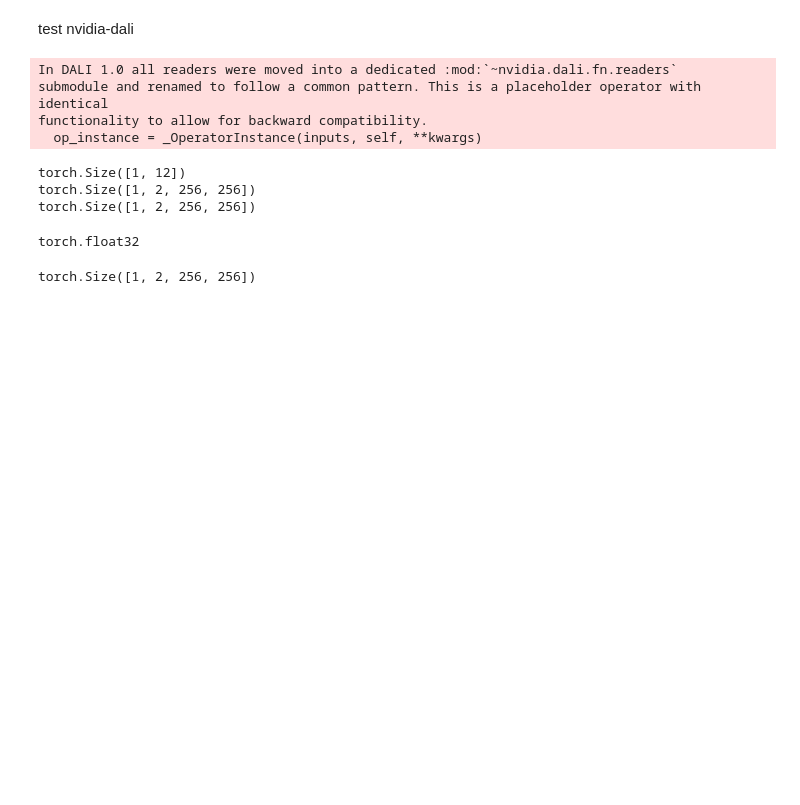
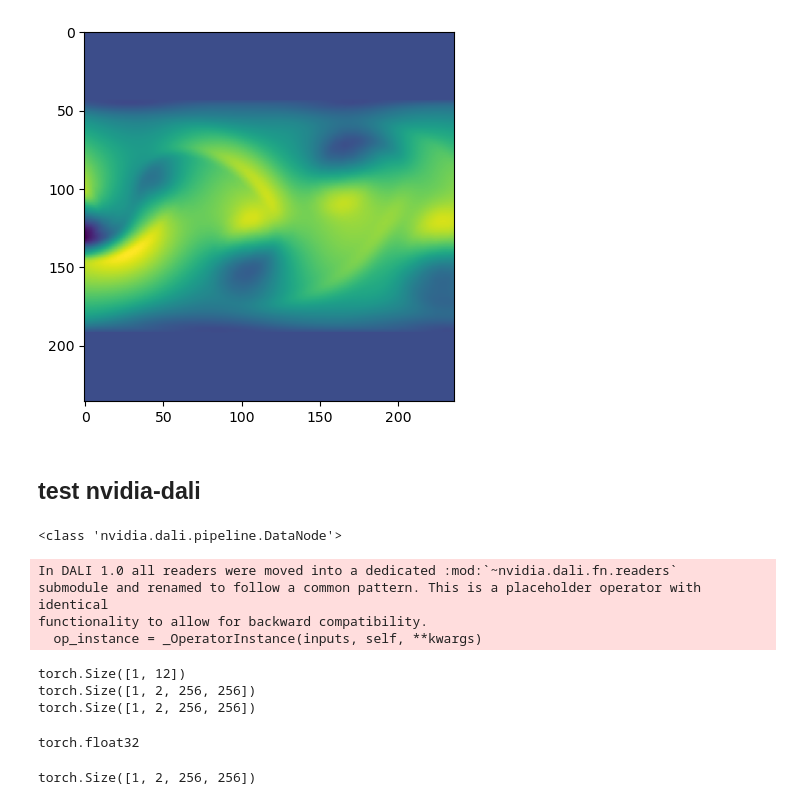
Before and after one commit to ShampooDeng/RAFT-SS-PIV-DEV, a Jupyter notebook: testTfrecord.ipynb, the cells around one changed output. Cells and saved outputs as stored; diff of their text form; code cells hidden in the pictures; blank space fills up the shorter version.

Commit message:
add data processing TFRecordDateset method

```diff
--- a/testTfrecord.ipynb
+++ b/testTfrecord.ipynb
@@ -53,5 +99,10 @@ plt.show()
+# %%
+plt.imshow(flow[0,0,...])
+plt.show()
+# %% [output]
+[figure, added]
 # %% [markdown]
-test nvidia-dali
+## test nvidia-dali
 # %%
 from nvidia.dali.pipeline import Pipeline
 import nvidia.dali.ops as ops
@@ -93,16 +149,17 @@ class TFRecordPipeline(Pipeline):
 val_pipe = TFRecordPipeline(batch_size=1, num_threads=8, device_id=0, num_gpus=1,
                             tfrecord='./data/Test_Dataset_10Imgs_cylinder.tfrecord-00000-of-00001', tfrecord_idx='./data/idx_files/-Test_Dataset_10Imgs_cylinder.idx',
                             num_shards=1, shard_id=0,
-                            is_shuffle=True, image_shape=[2, 256, 256], label_shape=[12, ])
+                            is_shuffle=True, image_shape=[2, 256, 256], label_shape=[12, ], to_fdi=True)
 val_pipe.build()
 val_pii = DALIGenericIterator(val_pipe, ['target', 'label', 'flow'],
                               size=int(val_pipe.epoch_size("Reader") / 1),
                               last_batch_padded=True, fill_last_batch=False, auto_reset=True)
 # %% [output]
-In DALI 1.0 all readers were moved into a dedicated :mod:`~nvidia.dali.fn.readers`
-submodule and renamed to follow a common pattern. This is a placeholder operator with identical
-functionality to allow for backward compatibility.
-  op_instance = _OperatorInstance(inputs, self, **kwargs)
+<class 'nvidia.dali.pipeline.DataNode'>
+In DALI 1.0 all readers were moved into a dedicated :mod:`~nvidia.dali.fn.readers`
+submodule and renamed to follow a common pattern. This is a placeholder operator with identical
+functionality to allow for backward compatibility.
+  op_instance = _OperatorInstance(inputs, self, **kwargs)
 # %%
 sample = next(iter(val_pii))
 
```
Also changed, not shown: parts of 7 cells of this notebook.
